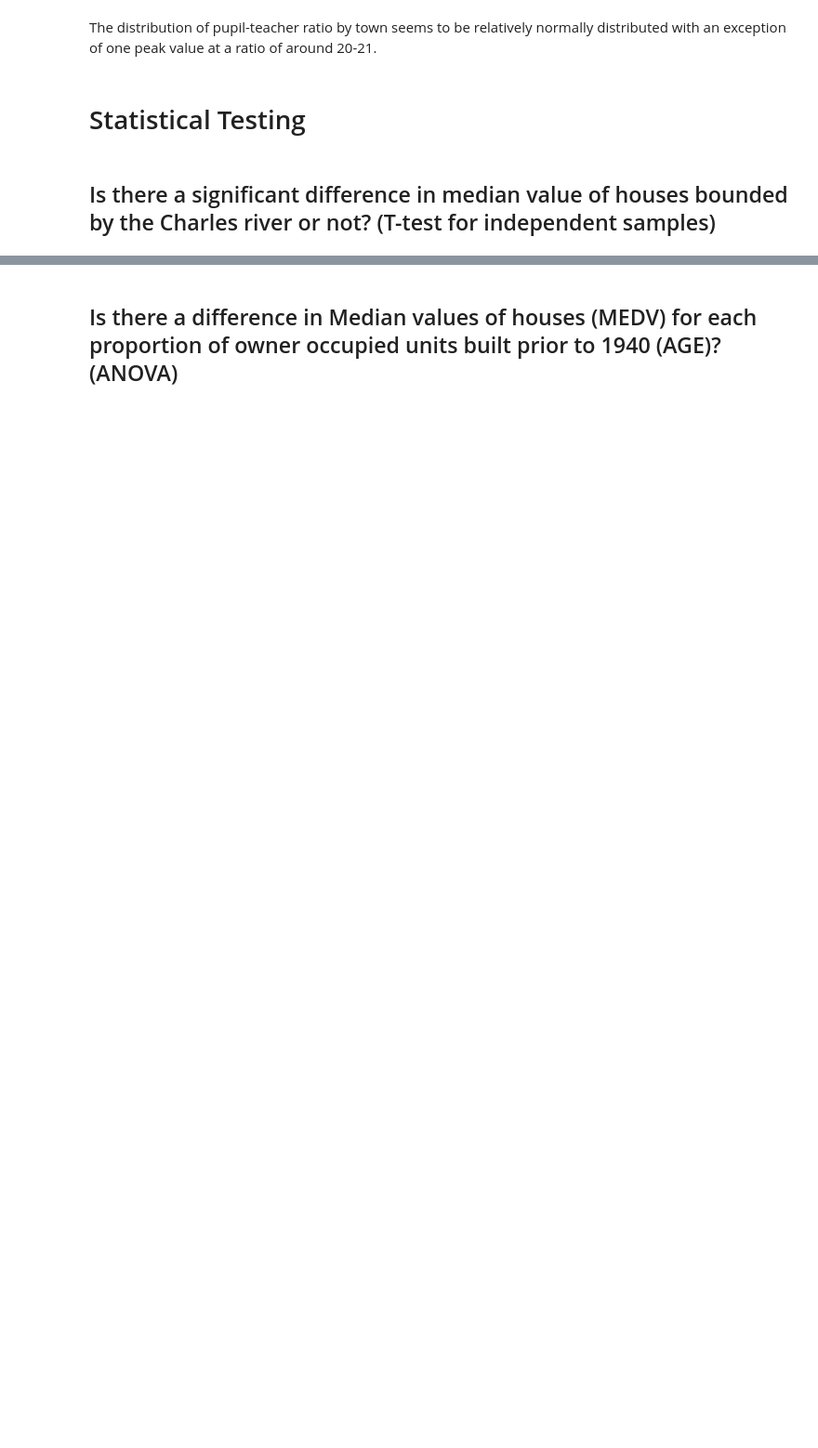
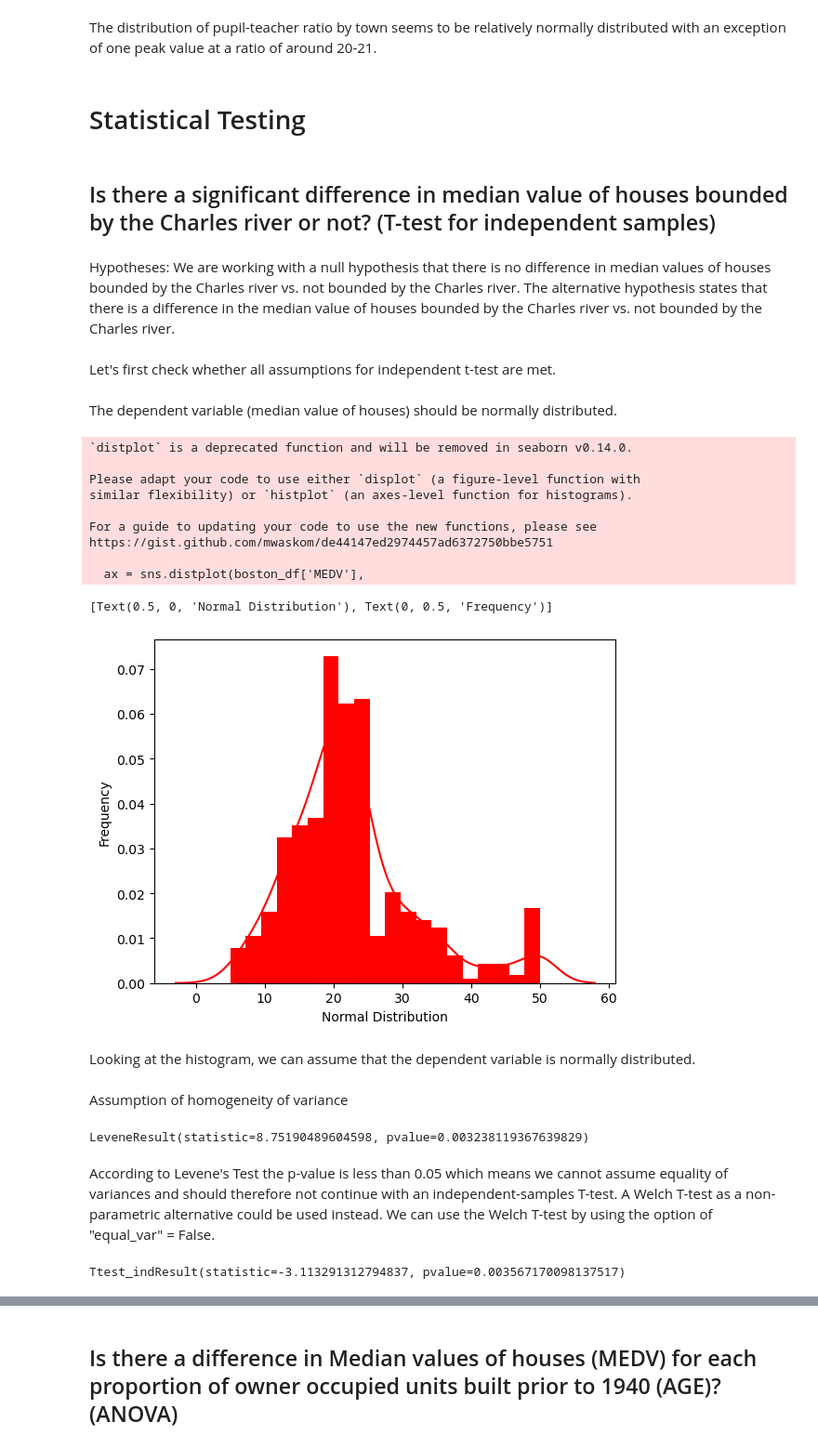
Before and after one commit to athiede13/boston-housing-training, a Jupyter notebook: boston_housing_analysis_AT.ipynb, the cells around one changed output, grey strips where cells are left out. Shown at 93% size. Saved outputs shown, nothing was run; the diff lists cells and outputs as text; code cells hidden in the pictures; blank space fills up the shorter version.

Commit message:
Upload complete notebook
Signed-off-by: Anja Thiede <34646707+athiede13@users.noreply.github.com>

```diff
--- a/boston_housing_analysis_AT.ipynb
+++ b/boston_housing_analysis_AT.ipynb
@@ -157,0 +148,41 @@ The distribution of pupil-teacher ratio by town seems to be relatively normally
+# %% [markdown]
+Hypotheses: We are working with a null hypothesis that there is no difference in median values of houses bounded by the Charles river vs. not bounded by the Charles river. The alternative hypothesis states that there is a difference in the median value of houses bounded by the Charles river vs. not bounded by the Charles river.
+# %% [markdown]
+Let's first check whether all assumptions for independent t-test are met.
+# %% [markdown]
+The dependent variable (median value of houses) should be normally distributed.
+# %%
+ax = sns.distplot(boston_df['MEDV'],
+                  bins=20,
+                  kde=True,
+                  color='red',
+                  hist_kws={"linewidth": 15,'alpha':1})
+ax.set(xlabel='Normal Distribution', ylabel='Frequency')
+# %% [output]
+`distplot` is a deprecated function and will be removed in seaborn v0.14.0.
+
+Please adapt your code to use either `displot` (a figure-level function with
+similar flexibility) or `histplot` (an axes-level function for histograms).
+
+For a guide to updating your code to use the new functions, please see
+https://gist.github.com/mwaskom/de44147ed2974457ad6372750bbe5751
+
+  ax = sns.distplot(boston_df['MEDV'],
+[Text(0.5, 0, 'Normal Distribution'), Text(0, 0.5, 'Frequency')]
+[figure, added]
+# %% [markdown]
+Looking at the histogram, we can assume that the dependent variable is normally distributed.
+# %% [markdown]
+Assumption of homogeneity of variance
+# %%
+scipy.stats.levene(boston_df[boston_df['CHAS'] == 0.0]['MEDV'],
+                   boston_df[boston_df['CHAS'] == 1.0]['MEDV'], center='mean')
+# %% [output]
+LeveneResult(statistic=8.75190489604598, pvalue=0.003238119367639829)
+# %% [markdown]
+According to Levene's Test the p-value is less than 0.05 which means we cannot assume equality of variances and should therefore not continue with an independent-samples T-test. A Welch T-test as a non-parametric alternative could be used instead. We can use the Welch T-test by using the option of "equal_var" = False.
+# %%
+scipy.stats.ttest_ind(boston_df[boston_df['CHAS'] == 0.0]['MEDV'],
+                   boston_df[boston_df['CHAS'] == 1.0]['MEDV'], equal_var = False)
+# %% [output]
+Ttest_indResult(statistic=-3.113291312794837, pvalue=0.003567170098137517)
```
Also changed, not shown: parts of 21 cells of this notebook.
